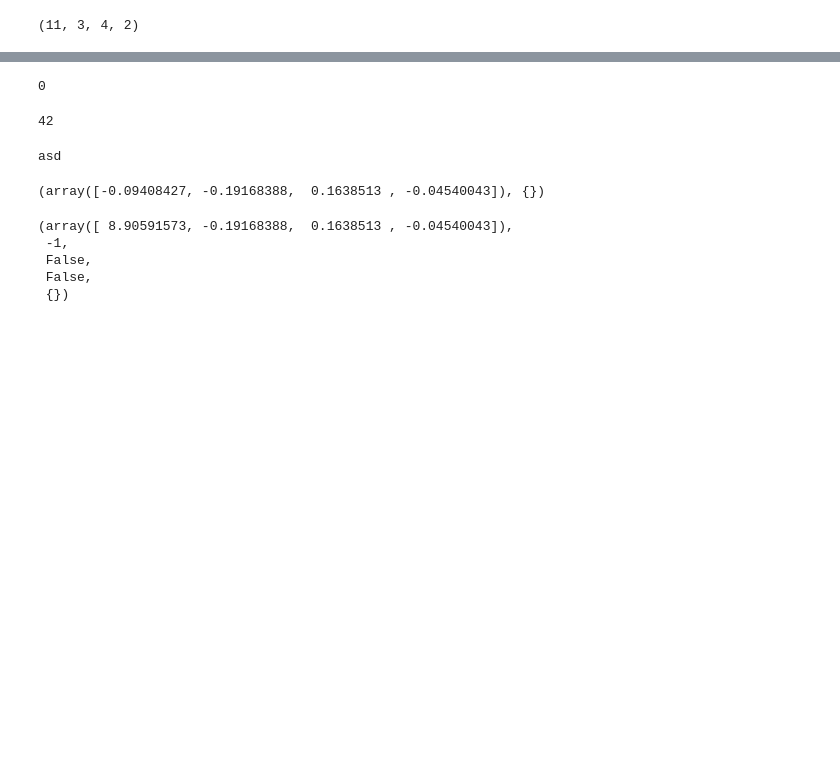
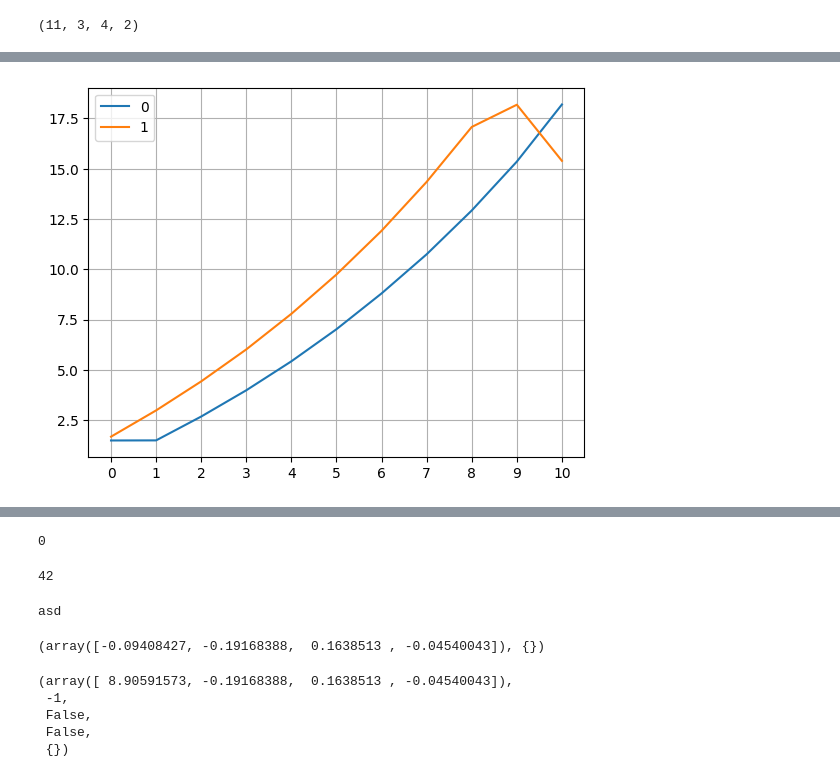
Before and after one commit to cruz-lucas/bbi, a Jupyter notebook: explore.ipynb, the cells around one changed output, grey strips where cells are left out. Cells and saved outputs as stored; diff of their text form; code cells hidden in the pictures; blank space fills up the shorter version.

```diff
--- a/explore.ipynb
+++ b/explore.ipynb
@@ -69,0 +98,7 @@ array([[[[ 1.36468258,  1.52159011],
+# %%
+# positions x intensities x prize_indicator x actions
+
+pd.DataFrame(q_values[:, 1:2, :1, :].reshape(11,2)).plot(grid=True, xticks=range(11))
+plt.show()
+# %% [output]
+[figure, added]
```
Also changed, not shown: parts of 8 cells of this notebook, 9 other files.
